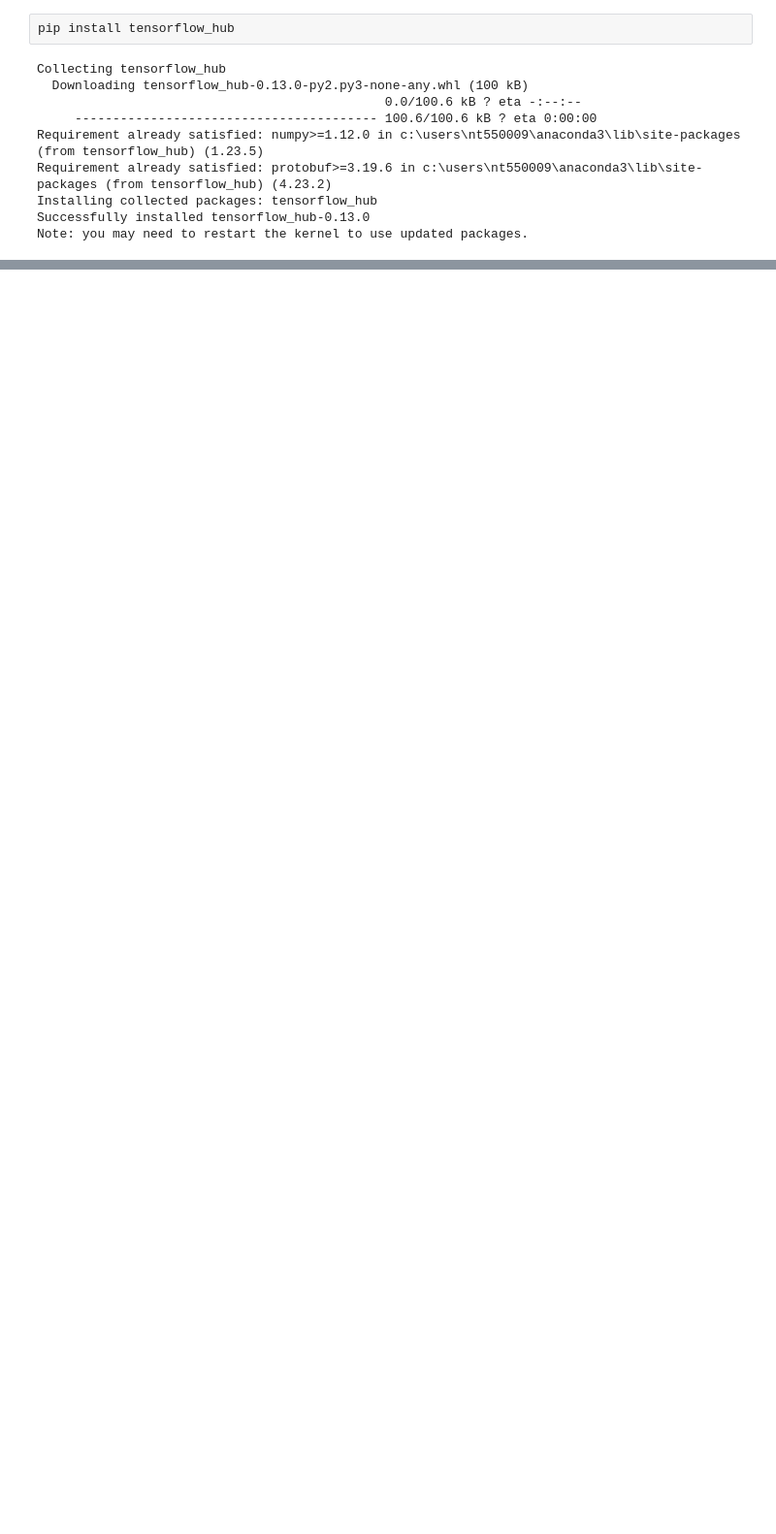
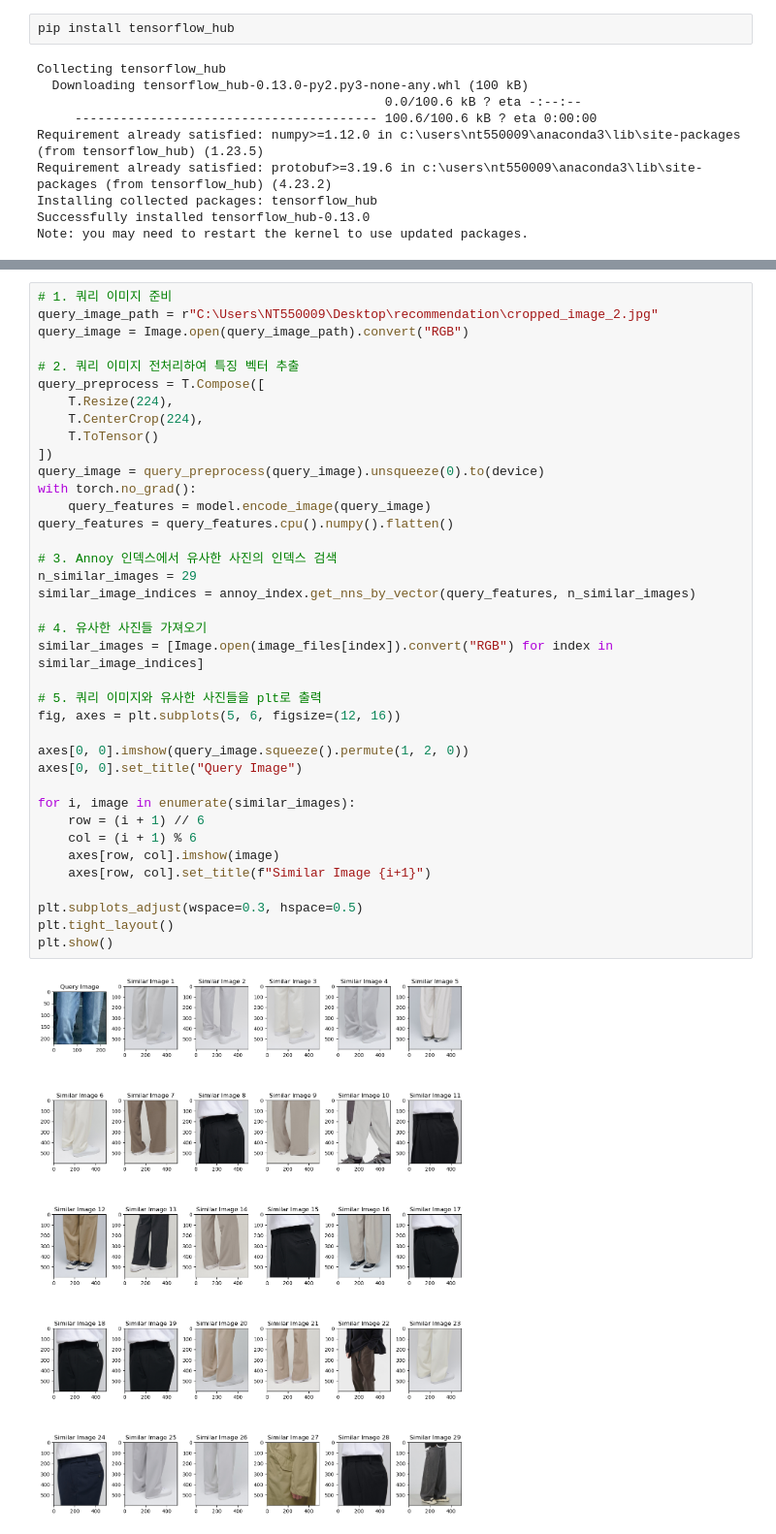
Before and after one commit to z1one516/Utilization-of-Image-Review-from-Online-Shopping-Mall-MUSINSA, a Jupyter notebook: JC/03_recommendation/annoy.ipynb, the cells around one changed output, grey strips where cells are left out. Shown at 97% size. Saved outputs shown, nothing was run; the diff lists cells and outputs as text; blank space fills up the shorter version.

```diff
--- a/JC/03_recommendation/annoy.ipynb
+++ b/JC/03_recommendation/annoy.ipynb
@@ -57,0 +286,40 @@ for neighbor in neighbors:
+# %%
+# 1. 쿼리 이미지 준비
+query_image_path = r"C:\Users\NT550009\Desktop\recommendation\cropped_image_2.jpg"
+query_image = Image.open(query_image_path).convert("RGB")
+
+# 2. 쿼리 이미지 전처리하여 특징 벡터 추출
+query_preprocess = T.Compose([
+    T.Resize(224),
+    T.CenterCrop(224),
+    T.ToTensor()
+])
+query_image = query_preprocess(query_image).unsqueeze(0).to(device)
+with torch.no_grad():
+    query_features = model.encode_image(query_image)
+query_features = query_features.cpu().numpy().flatten()
+
+# 3. Annoy 인덱스에서 유사한 사진의 인덱스 검색
+n_similar_images = 29
+similar_image_indices = annoy_index.get_nns_by_vector(query_features, n_similar_images)
+
+# 4. 유사한 사진들 가져오기
+similar_images = [Image.open(image_files[index]).convert("RGB") for index in similar_image_indices]
+
+# 5. 쿼리 이미지와 유사한 사진들을 plt로 출력
+fig, axes = plt.subplots(5, 6, figsize=(12, 16))
+
+axes[0, 0].imshow(query_image.squeeze().permute(1, 2, 0))
+axes[0, 0].set_title("Query Image")
+
+for i, image in enumerate(similar_images):
+    row = (i + 1) // 6
+    col = (i + 1) % 6
+    axes[row, col].imshow(image)
+    axes[row, col].set_title(f"Similar Image {i+1}")
+
+plt.subplots_adjust(wspace=0.3, hspace=0.5)
+plt.tight_layout()
+plt.show()
+# %% [output]
+[figure, added]
```
Also changed, not shown: parts of 18 cells of this notebook.
